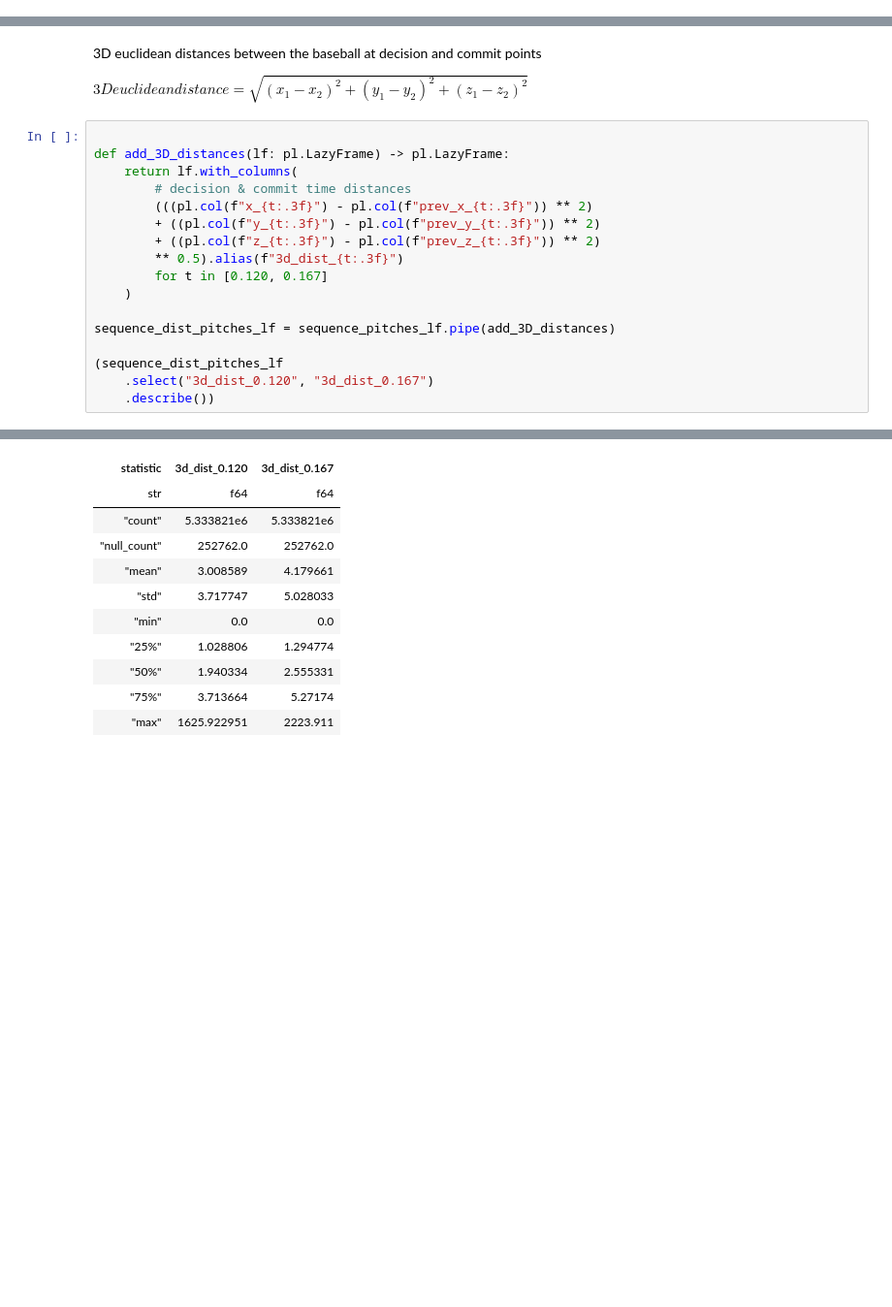
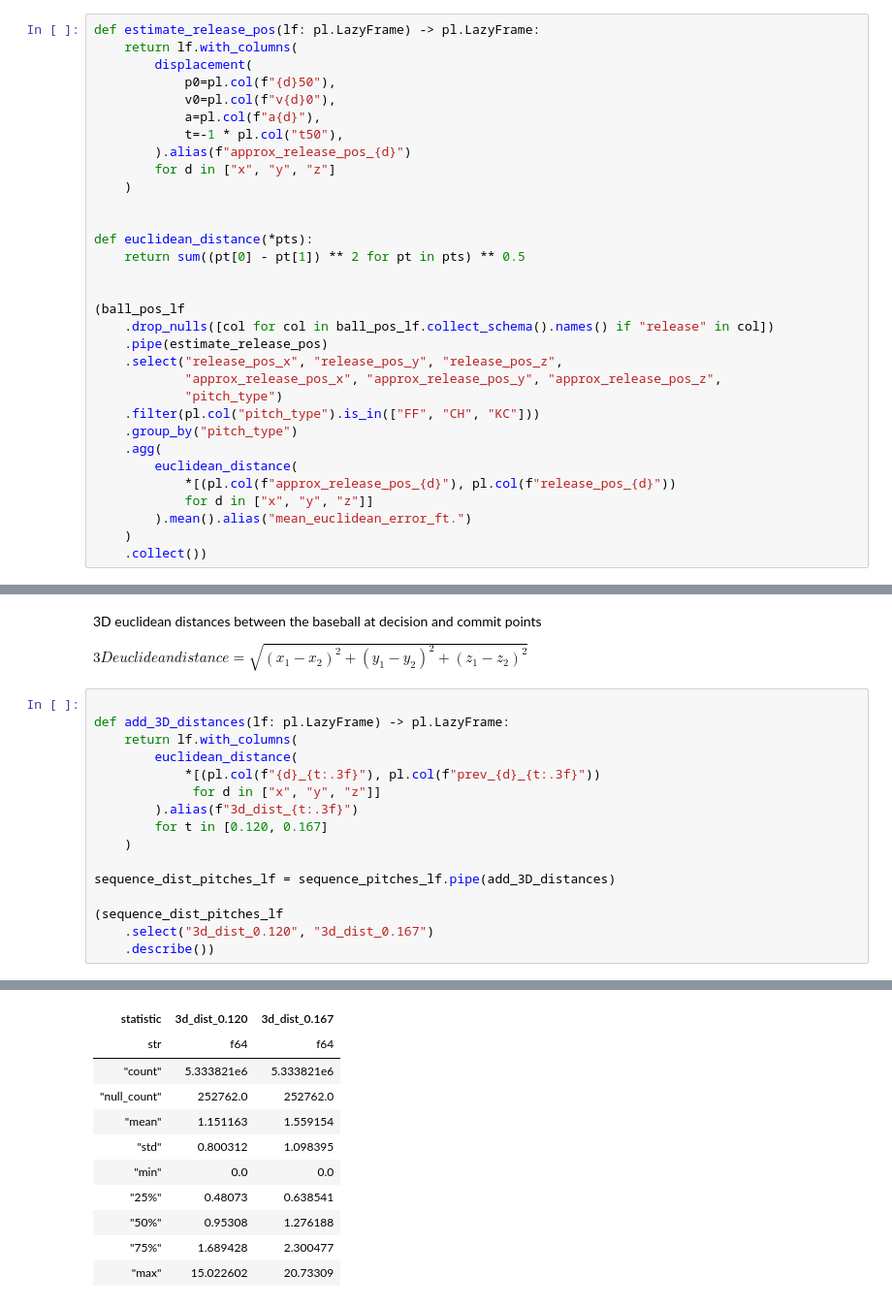
Before and after one commit to Jensen-holm/Sequence-Plus, a Jupyter notebook: notebooks/tunnel+.ipynb, the cells around one changed output, grey strips where cells are left out. Shown at 97% size. Saved outputs shown, nothing was run; the diff lists cells and outputs as text; blank space fills up the shorter version.

Commit message:
new euclidean distance function

```diff
--- a/notebooks/tunnel+.ipynb
+++ b/notebooks/tunnel+.ipynb
@@ -350,0 +356,32 @@ decision_time_fig.update_layout(
+# %%
+def estimate_release_pos(lf: pl.LazyFrame) -> pl.LazyFrame:
+    return lf.with_columns(
+        displacement(
+            p0=pl.col(f"{d}50"),
+            v0=pl.col(f"v{d}0"),
+            a=pl.col(f"a{d}"),
+            t=-1 * pl.col("t50"),
+        ).alias(f"approx_release_pos_{d}")
+        for d in ["x", "y", "z"]
+    )
+
+
+def euclidean_distance(*pts):
+    return sum((pt[0] - pt[1]) ** 2 for pt in pts) ** 0.5
+
+
+(ball_pos_lf
+    .drop_nulls([col for col in ball_pos_lf.collect_schema().names() if "release" in col])
+    .pipe(estimate_release_pos)
+    .select("release_pos_x", "release_pos_y", "release_pos_z",
+            "approx_release_pos_x", "approx_release_pos_y", "approx_release_pos_z",
+            "pitch_type")
+    .filter(pl.col("pitch_type").is_in(["FF", "CH", "KC"]))
+    .group_by("pitch_type")
+    .agg(
+        euclidean_distance(
+            *[(pl.col(f"approx_release_pos_{d}"), pl.col(f"release_pos_{d}"))
+            for d in ["x", "y", "z"]]
+        ).mean().alias("mean_euclidean_error_ft.")
+    )
+    .collect())
@@ -438,30 +482,29 @@ $3Deuclideandistance = \sqrt{(x_1 - x_2)^2 + (y_1 - y_2)^2 + (z_1 - z_2)^2}$
 # %%
 
 def add_3D_distances(lf: pl.LazyFrame) -> pl.LazyFrame:
     return lf.with_columns(
-        # decision & commit time distances
-        (((pl.col(f"x_{t:.3f}") - pl.col(f"prev_x_{t:.3f}")) ** 2)
-        + ((pl.col(f"y_{t:.3f}") - pl.col(f"prev_y_{t:.3f}")) ** 2)
-        + ((pl.col(f"z_{t:.3f}") - pl.col(f"prev_z_{t:.3f}")) ** 2)
-        ** 0.5).alias(f"3d_dist_{t:.3f}")
+        euclidean_distance(
+            *[(pl.col(f"{d}_{t:.3f}"), pl.col(f"prev_{d}_{t:.3f}"))
+             for d in ["x", "y", "z"]]
+        ).alias(f"3d_dist_{t:.3f}")
         for t in [0.120, 0.167]
     )
 
 sequence_dist_pitches_lf = sequence_pitches_lf.pipe(add_3D_distances)
 
 (sequence_dist_pitches_lf
     .select("3d_dist_0.120", "3d_dist_0.167")
     .describe())
 # %% [output]
 shape: (9, 3)
 | statistic | 3d_dist_0.120 | 3d_dist_0.167 |
 | str | f64 | f64 |
 | "count" | 5.333821e6 | 5.333821e6 |
 | "null_count" | 252762.0 | 252762.0 |
-| "mean" | 3.008589 | 4.179661 |
-| "std" | 3.717747 | 5.028033 |
+| "mean" | 1.151163 | 1.559154 |
+| "std" | 0.800312 | 1.098395 |
 | "min" | 0.0 | 0.0 |
-| "25%" | 1.028806 | 1.294774 |
-| "50%" | 1.940334 | 2.555331 |
-| "75%" | 3.713664 | 5.27174 |
-| "max" | 1625.922951 | 2223.911 |
+| "25%" | 0.48073 | 0.638541 |
+| "50%" | 0.95308 | 1.276188 |
+| "75%" | 1.689428 | 2.300477 |
+| "max" | 15.022602 | 20.73309 |
```
Also changed, not shown: parts of 7 cells of this notebook, 1 other file.
